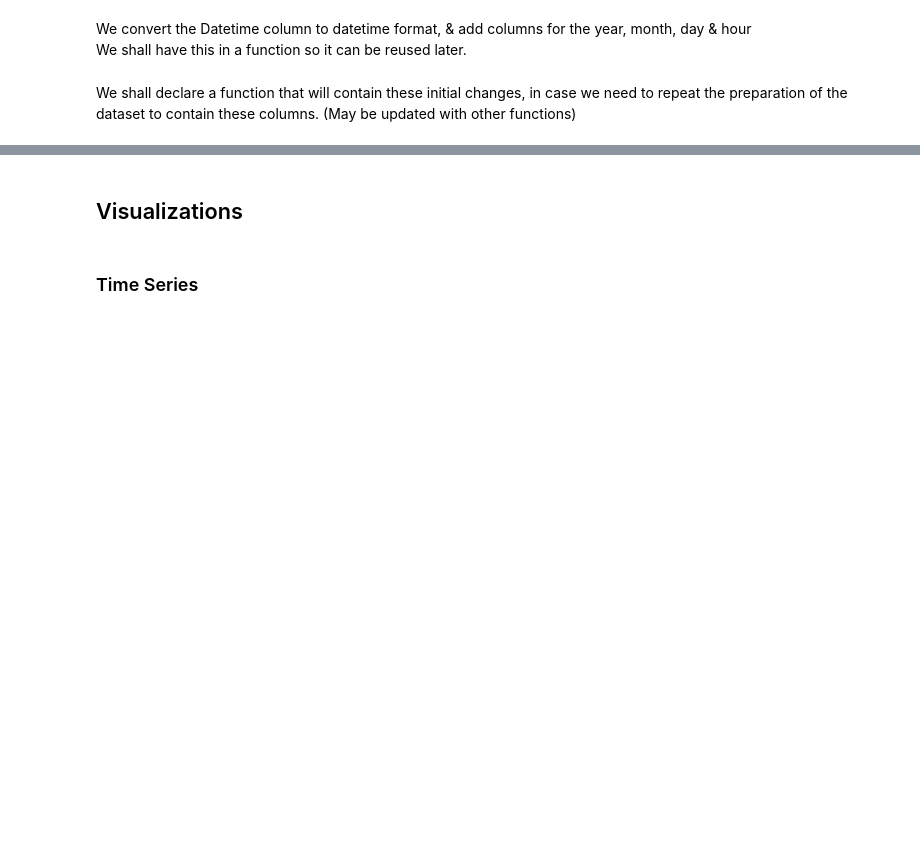
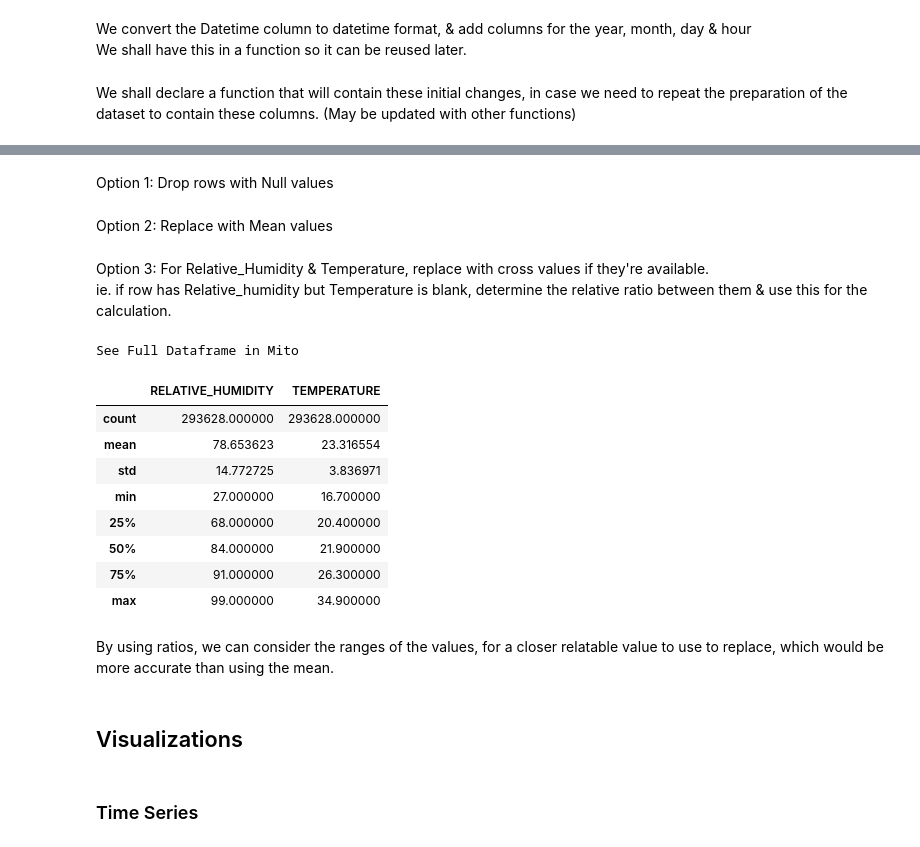
Before and after one commit to JessWN/UmojaHack2022-TeamVyrodok, a Jupyter notebook: challenge.ipynb, the cells around one changed output, grey strips where cells are left out. Cells and saved outputs as stored; diff of their text form; code cells hidden in the pictures; blank space fills up the shorter version.

```diff
--- a/challenge.ipynb
+++ b/challenge.ipynb
@@ -223,0 +165,2 @@ train_df.head()
+# %% [markdown]
+Option 1: Drop rows with Null values
@@ -223,0 +174,2 @@ train_df.head()
+# %% [markdown]
+Option 2: Replace with Mean values
@@ -224,3 +189,21 @@ train_df.head()
+# %% [markdown]
+Option 3: For Relative_Humidity & Temperature, replace with cross values if they're available. <br>
+ie. if row has Relative_humidity but Temperature is blank, determine the relative ratio between them & use this for the calculation.
+# %%
+train_df[['RELATIVE_HUMIDITY', 'TEMPERATURE']].describe()
+# %% [output]
+See Full Dataframe in Mito
+|  | RELATIVE_HUMIDITY | TEMPERATURE |
+| count | 293628.000000 | 293628.000000 |
+| mean | 78.653623 | 23.316554 |
+| std | 14.772725 | 3.836971 |
+| min | 27.000000 | 16.700000 |
+| 25% | 68.000000 | 20.400000 |
+| 50% | 84.000000 | 21.900000 |
+| 75% | 91.000000 | 26.300000 |
+| max | 99.000000 | 34.900000 |
+# %% [markdown]
+By using ratios, we can consider the ranges of the values, for a closer relatable value to use to replace, which would be more accurate than using the mean.
 # %% [markdown]
 ## Visualizations
 # %% [markdown]
```
Also changed, not shown: parts of 58 cells of this notebook.
